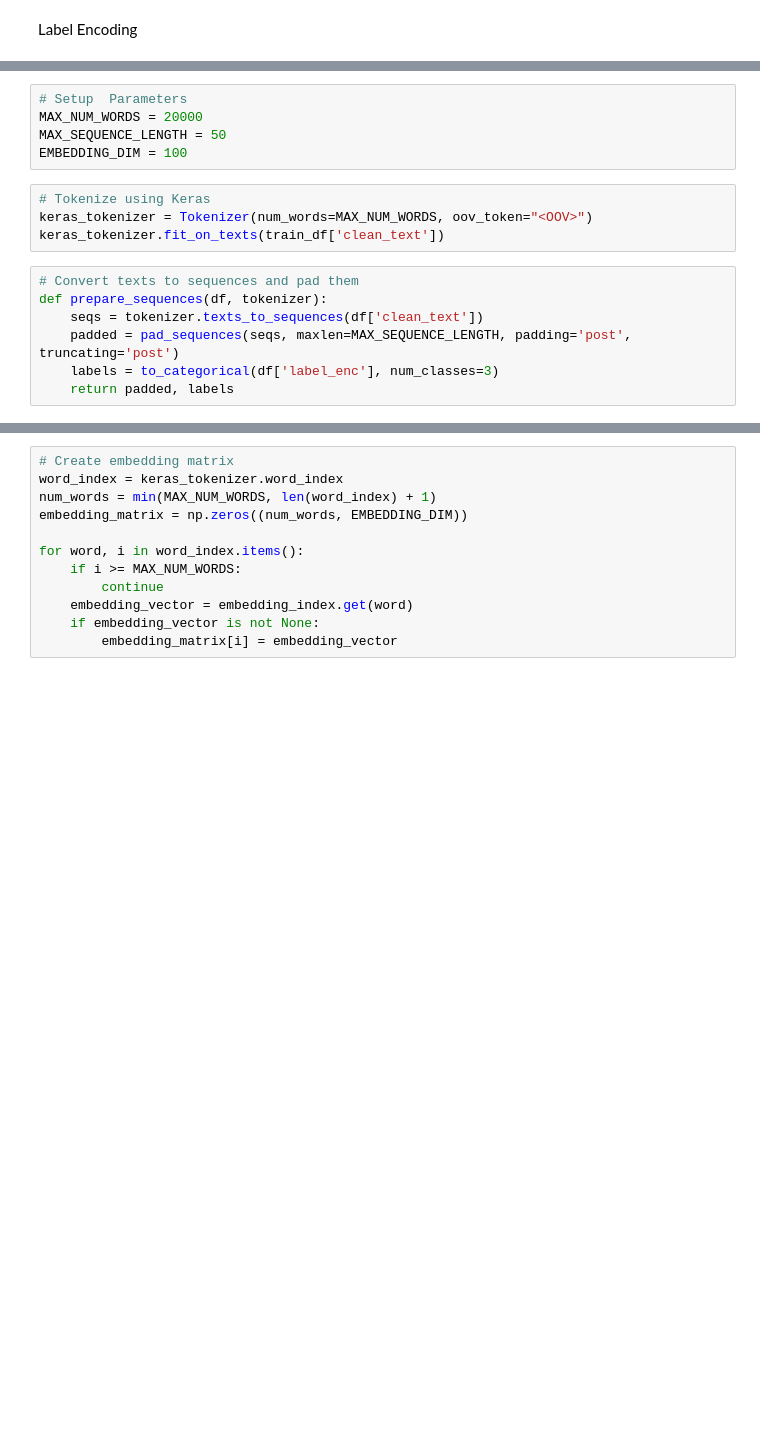
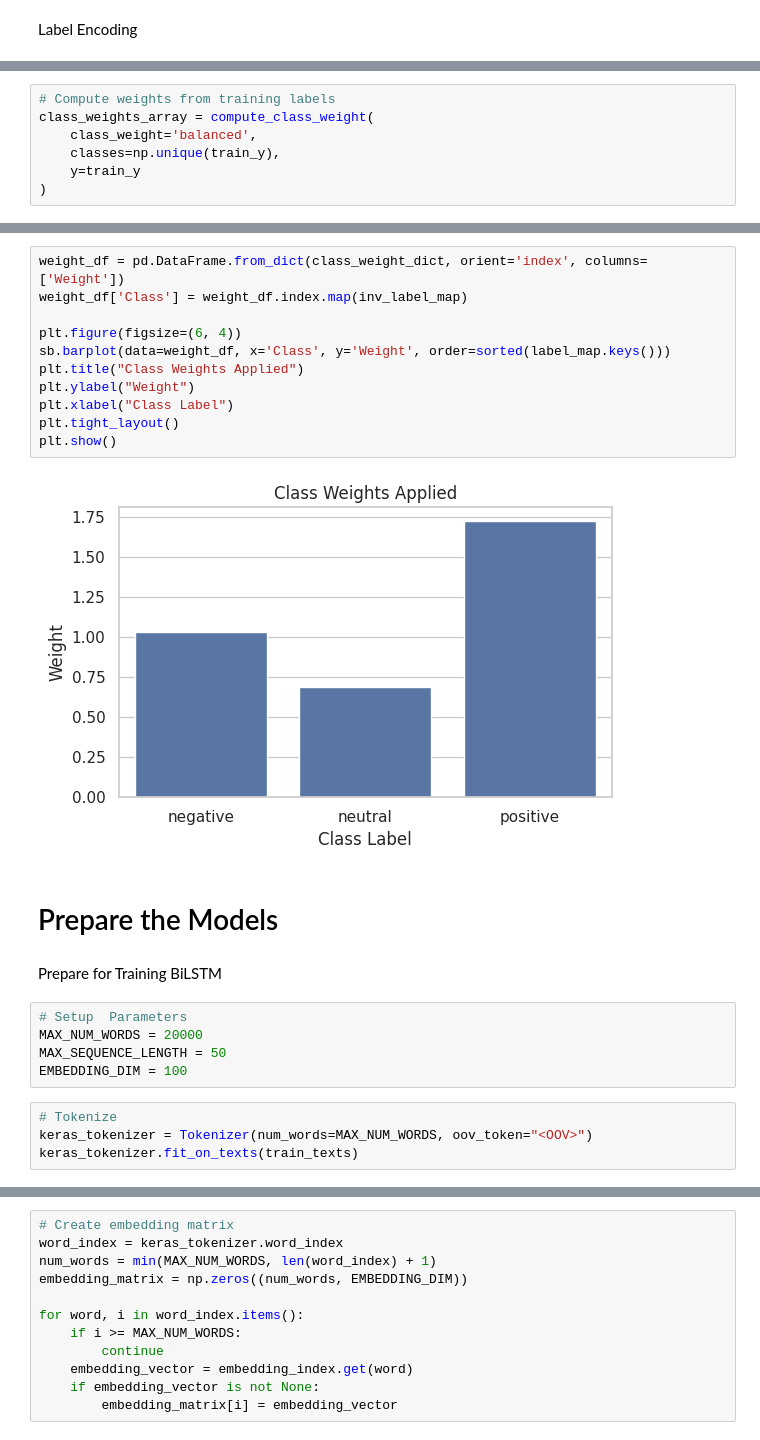
Before and after one commit to JaminUbuntu/IBOK_NLP_2-CW, a Jupyter notebook: choice_IBOK_NLP_DL_CW.ipynb, the cells around one changed output, grey strips where cells are left out. Saved outputs shown, nothing was run; the diff lists cells and outputs as text; blank space fills up the shorter version.

```diff
--- a/choice_IBOK_NLP_DL_CW.ipynb
+++ b/choice_IBOK_NLP_DL_CW.ipynb
@@ -790,0 +523,7 @@ from sklearn.metrics import classification_report
+# %%
+# Compute weights from training labels
+class_weights_array = compute_class_weight(
+    class_weight='balanced',
+    classes=np.unique(train_y),
+    y=train_y
+)
@@ -791,16 +548,26 @@ from sklearn.metrics import classification_report
+# %%
+weight_df = pd.DataFrame.from_dict(class_weight_dict, orient='index', columns=['Weight'])
+weight_df['Class'] = weight_df.index.map(inv_label_map)
+
+plt.figure(figsize=(6, 4))
+sb.barplot(data=weight_df, x='Class', y='Weight', order=sorted(label_map.keys()))
+plt.title("Class Weights Applied")
+plt.ylabel("Weight")
+plt.xlabel("Class Label")
+plt.tight_layout()
+plt.show()
+# %% [output]
+[figure, added]
+# %% [markdown]
+# Prepare the Models
+# %% [markdown]
+Prepare for Training BiLSTM
 # %%
 # Setup  Parameters
 MAX_NUM_WORDS = 20000
 MAX_SEQUENCE_LENGTH = 50
 EMBEDDING_DIM = 100
 # %%
-# Tokenize using Keras
+# Tokenize
 keras_tokenizer = Tokenizer(num_words=MAX_NUM_WORDS, oov_token="<OOV>")
-keras_tokenizer.fit_on_texts(train_df['clean_text'])
+keras_tokenizer.fit_on_texts(train_texts)
-# %%
-# Convert texts to sequences and pad them
-def prepare_sequences(df, tokenizer):
-    seqs = tokenizer.texts_to_sequences(df['clean_text'])
-    padded = pad_sequences(seqs, maxlen=MAX_SEQUENCE_LENGTH, padding='post', truncating='post')
-    labels = to_categorical(df['label_enc'], num_classes=3)
-    return padded, labels
```
Also changed, not shown: parts of 111 cells of this notebook.
